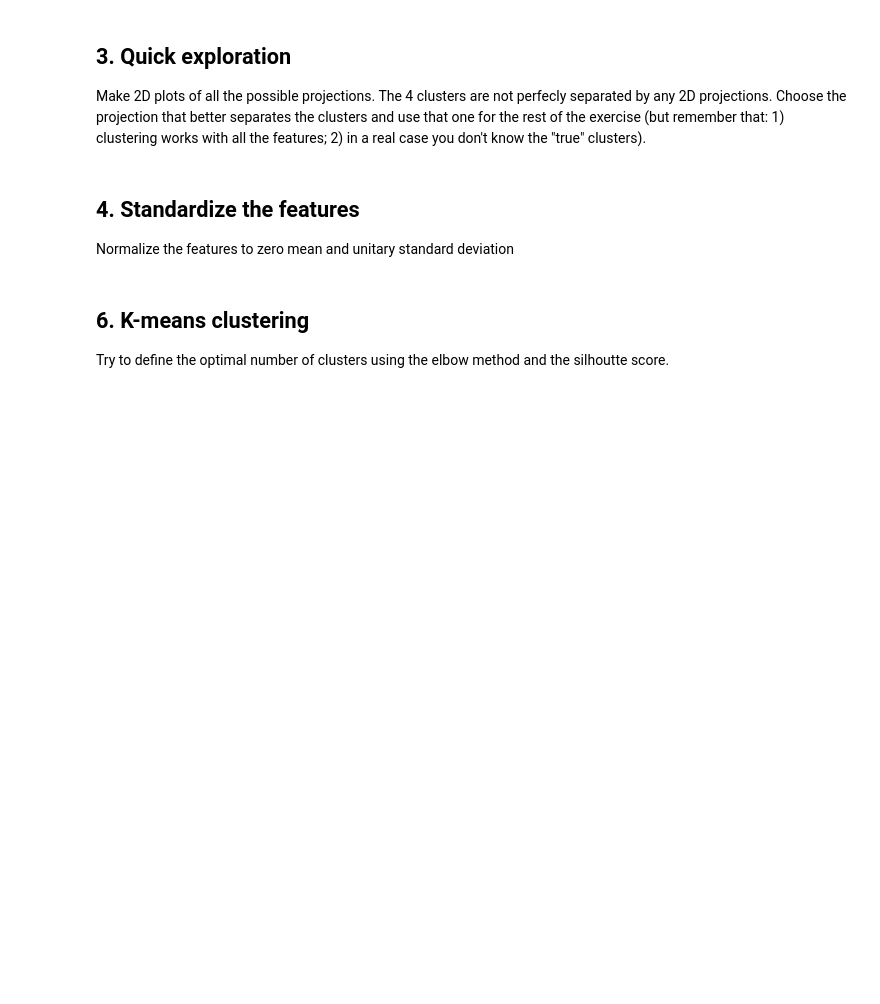
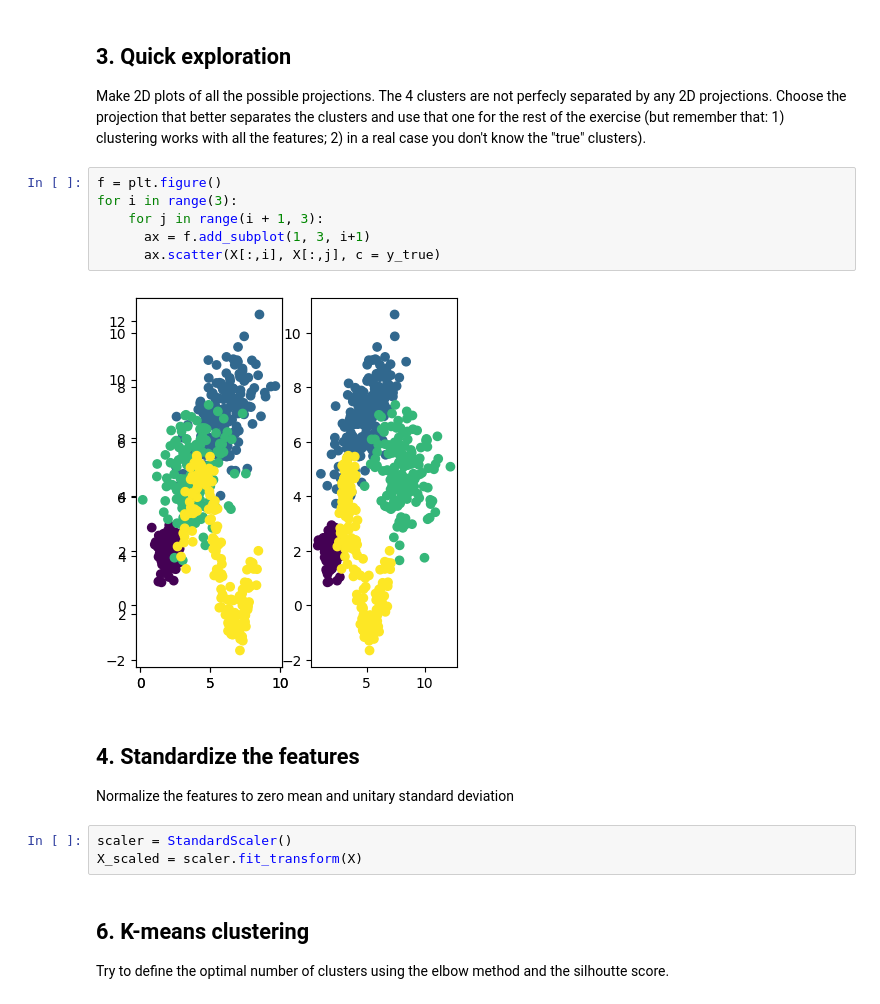
Before and after one commit to MatteoBaraldi/Machine-Learning-for-Bioengineering, a Jupyter notebook: MOD-2/01_clustering_exercises/exercise_kmeans_hierarchical.ipynb, the cells around one changed output. Saved outputs shown, nothing was run; the diff lists cells and outputs as text; blank space fills up the shorter version.

```diff
--- a/MOD-2/01_clustering_exercises/exercise_kmeans_hierarchical.ipynb
+++ b/MOD-2/01_clustering_exercises/exercise_kmeans_hierarchical.ipynb
@@ -82,10 +89,21 @@ df.head()
 ## 3. Quick exploration
 
 Make 2D plots of all the possible projections. The 4 clusters are not perfecly separated by any 2D projections. Choose the projection that better separates the clusters and use that one for the rest of the exercise (but remember that: 1) clustering works with all the features; 2) in a real case you don't know the "true" clusters).
+# %%
+f = plt.figure()
+for i in range(3):
+    for j in range(i + 1, 3):
+      ax = f.add_subplot(1, 3, i+1)
+      ax.scatter(X[:,i], X[:,j], c = y_true)
+# %% [output]
+[figure, added]
 # %% [markdown]
 ## 4. Standardize the features
 
 Normalize the features to zero mean and unitary standard deviation
+# %%
+scaler = StandardScaler()
+X_scaled = scaler.fit_transform(X)
 # %% [markdown]
 ## 6. K-means clustering
 
```
Also changed, not shown: parts of 5 cells of this notebook.
